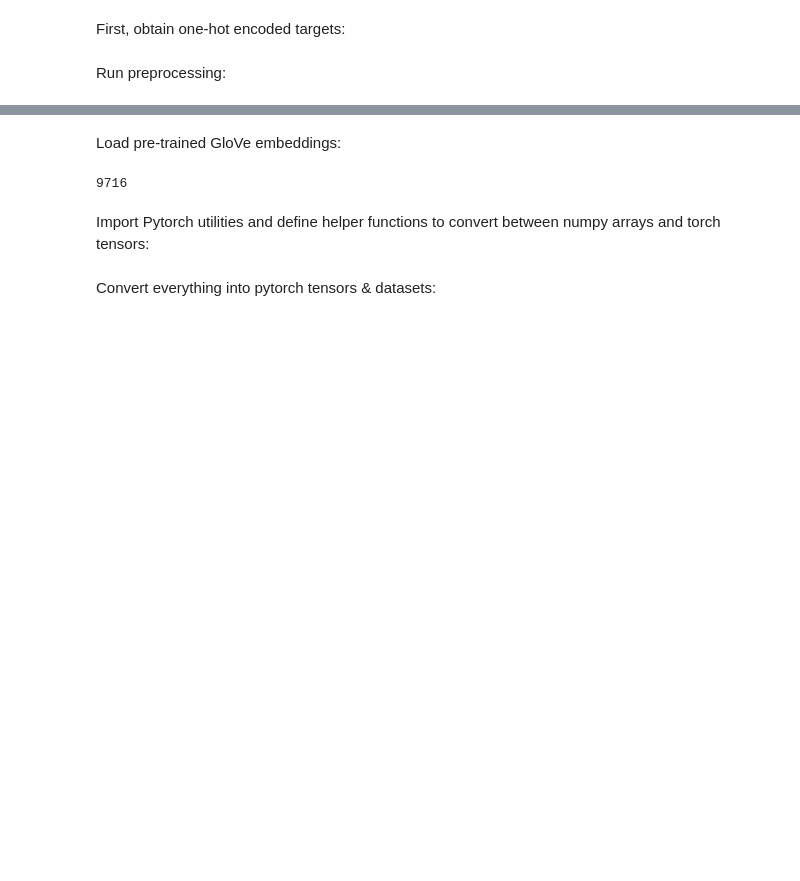
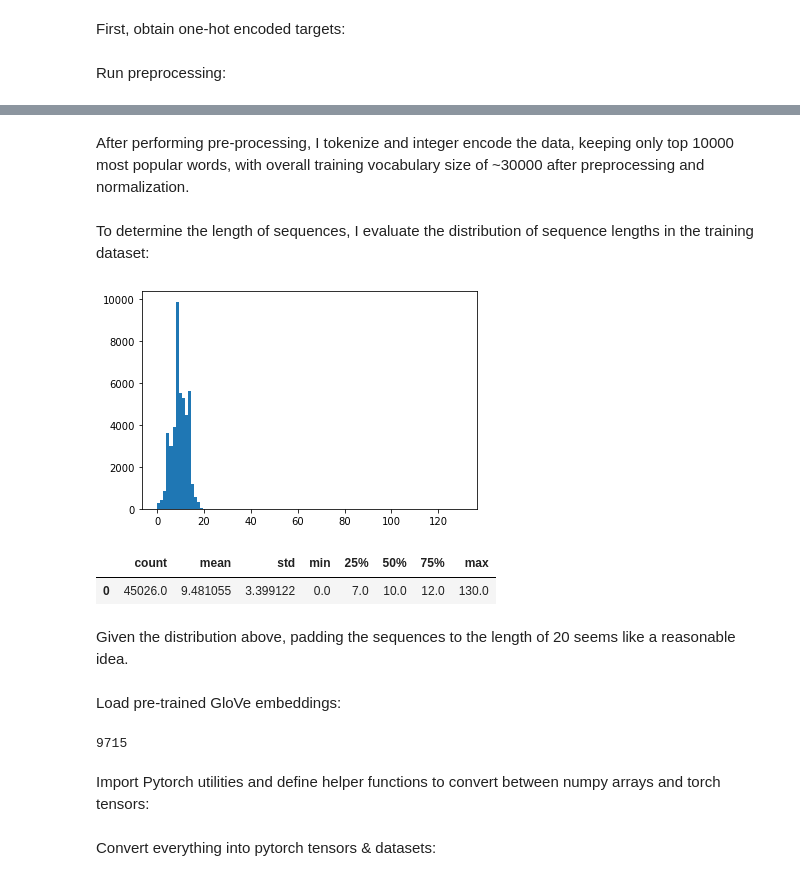
Before and after one commit to piotrbogdanski/twitter_semeval, a Jupyter notebook: twitter_semeval.ipynb, the cells around one changed output, grey strips where cells are left out. Drawn from its saved outputs; the diff is of its cells as text; code cells hidden in the pictures; blank space fills up the shorter version.

```diff
--- a/twitter_semeval.ipynb
+++ b/twitter_semeval.ipynb
@@ -358,7 +362,7 @@ def grid_search_dev(Xtrain, Ytrain, Xdev, Ydev, classifier, vectorizer, param_sp
 # %% [markdown]
 Converting the tragets into numeric representation:
 # %%
-ylookup = {"positive": 1, "neutral": 0, "negative": -1}
+ylookup = {"positive": 2, "neutral": 1, "negative": 0}
 ytrain, ydev, ytest1, ytest2, ytest3 = [np.array(list(map(lambda y: ylookup[y], y["sentiment"].tolist()))) for y in
                                             [twitter_train, twitter_dev, twitter_test1, twitter_test2, twitter_test3]]
 # %% [markdown]
@@ -602,6 +602,8 @@ ytrain, ydev, ytest1, ytest2, ytest3 = [pd.get_dummies(target).values for target
 Run preprocessing:
 # %%
 def preprocess_lstm(tweets):
+    print(f"Vocabulary size pre-preprocessing {len(set(chain.from_iterable([tweet.split() for tweet in tweets])))}")
+
     tweets = [tweet.lower() for tweet in tweets] #lowercase
 
     #remove urls
@@ -636,15 +638,18 @@ def preprocess_lstm(tweets):
     tweets = [re.sub(r' +',' ',tweet) for tweet in tweets]
 
 
-    #perform tokenzation:
-    tweets = [word_tokenize(word) for word in tweets]
+    #tokenize to remove stopwords:
+    tweets = [word_tokenize(tweet) for tweet in tweets]
 
-    #perform stopword removal - except for negation words
+    #remove stopwords
     stop_words = {word for word in stopwords.words('english') if not re.compile(r"\b(\w+nt|no|not)\b").match(word)}
     for i in trange(len(tweets)):
         tweets[i] = [word for word in tweets[i] if word not in stop_words]
 
+    #lemmatize and join
     tweets = lemmatize(tweets)
+
+    print(f"Vocabulary size post-preprocessing {len(set(chain.from_iterable([tweet.split() for tweet in tweets])))}")
 
 
     return tweets
@@ -656,16 +670,24 @@ train, dev, test1, test2, test3 = list(map(lambda x: preprocess_lstm(x["text"].t
+# %% [markdown]
+After performing pre-processing, I tokenize and integer encode the data, keeping only top 10000 most popular words, with overall training vocabulary size of ~30000 after preprocessing and normalization.
 # %%
+max_words = 10000 #number of words to be used in the model
 #init tokenizer and fit on training data:
 twitter_tokenizer = Tokenizer(num_words = max_words, split = ' ',filters = ' ')
 twitter_tokenizer.fit_on_texts(train)
 
-#define tokenization function
-def tokenize(tweets, tokenizer, seq_len):
-    #tokenize
-    tweets = tokenizer.texts_to_sequences(tweets)
-    #pad with 0s
-    tweets = pad_sequences(tweets, seq_len)
-    return tweets
-
-#run on datasets
-train, dev, test1, test2, test3 = [tokenize(data, twitter_tokenizer, seq_length) for data in
+#tokenize
+train, dev, test1, test2, test3 = [twitter_tokenizer.texts_to_sequences(data) for data in
                                    [train, dev, test1, test2, test3]]
+# %% [markdown]
+To determine the length of sequences, I evaluate the distribution of sequence lengths in the training dataset:
+# %%
+lengths = [len(x) for x in train]
+plt.hist(lengths, bins = 100)
+plt.show()
+pd.DataFrame(lengths).describe().T
+# %% [output]
+[figure, added]
+|  | count | mean | std | min | 25% | 50% | 75% | max |
+| 0 | 45026.0 | 9.481055 | 3.399122 | 0.0 | 7.0 | 10.0 | 12.0 | 130.0 |
+# %% [markdown]
+Given the distribution above, padding the sequences to the length of 20 seems like a reasonable idea.
@@ -676,11 +703,11 @@ emb_mat = np.zeros((max_words, 100))
 with open("/home/piotr/nlp/glove.6B.100d.txt",encoding = "utf-8") as f:
     for line in f:
         elements = line.split()
-        if elements[0] in twitter_tokenizer.word_index and twitter_tokenizer.word_index[elements[0]] <= max_words:
-            emb_mat[twitter_tokenizer.word_index[elements[0]] - 1] = elements[1:]
+        if elements[0] in twitter_tokenizer.word_index and twitter_tokenizer.word_index[elements[0]] < max_words:
+            emb_mat[twitter_tokenizer.word_index[elements[0]]] = elements[1:]
 print(np.sum(emb_mat.any(axis = 1)))
 # %% [output]
-9716
+9715
 # %% [markdown]
 Import Pytorch utilities and define helper functions to convert between numpy arrays and torch tensors:
 # %%
```
Also changed, not shown: parts of 29 cells of this notebook.
